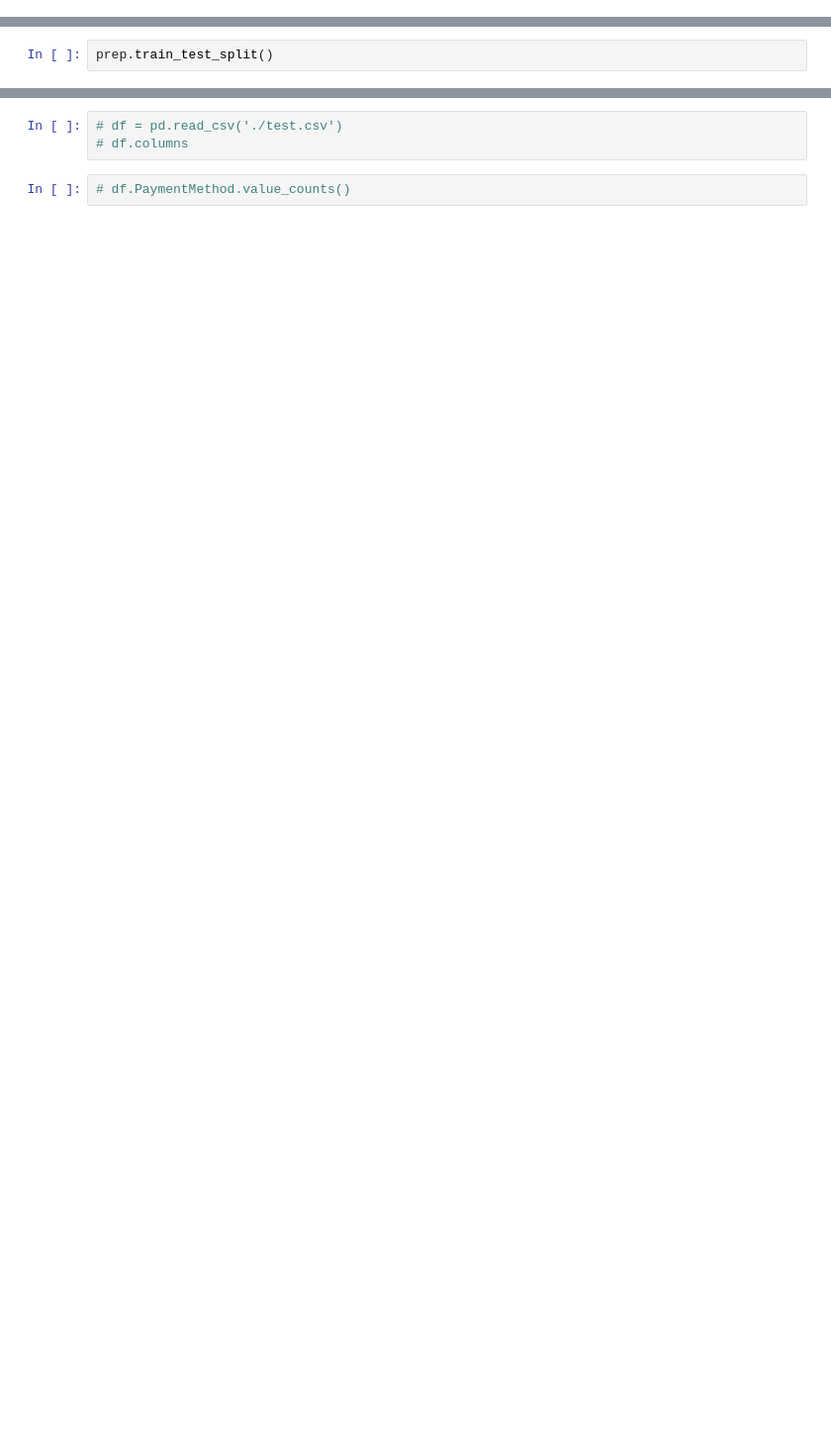
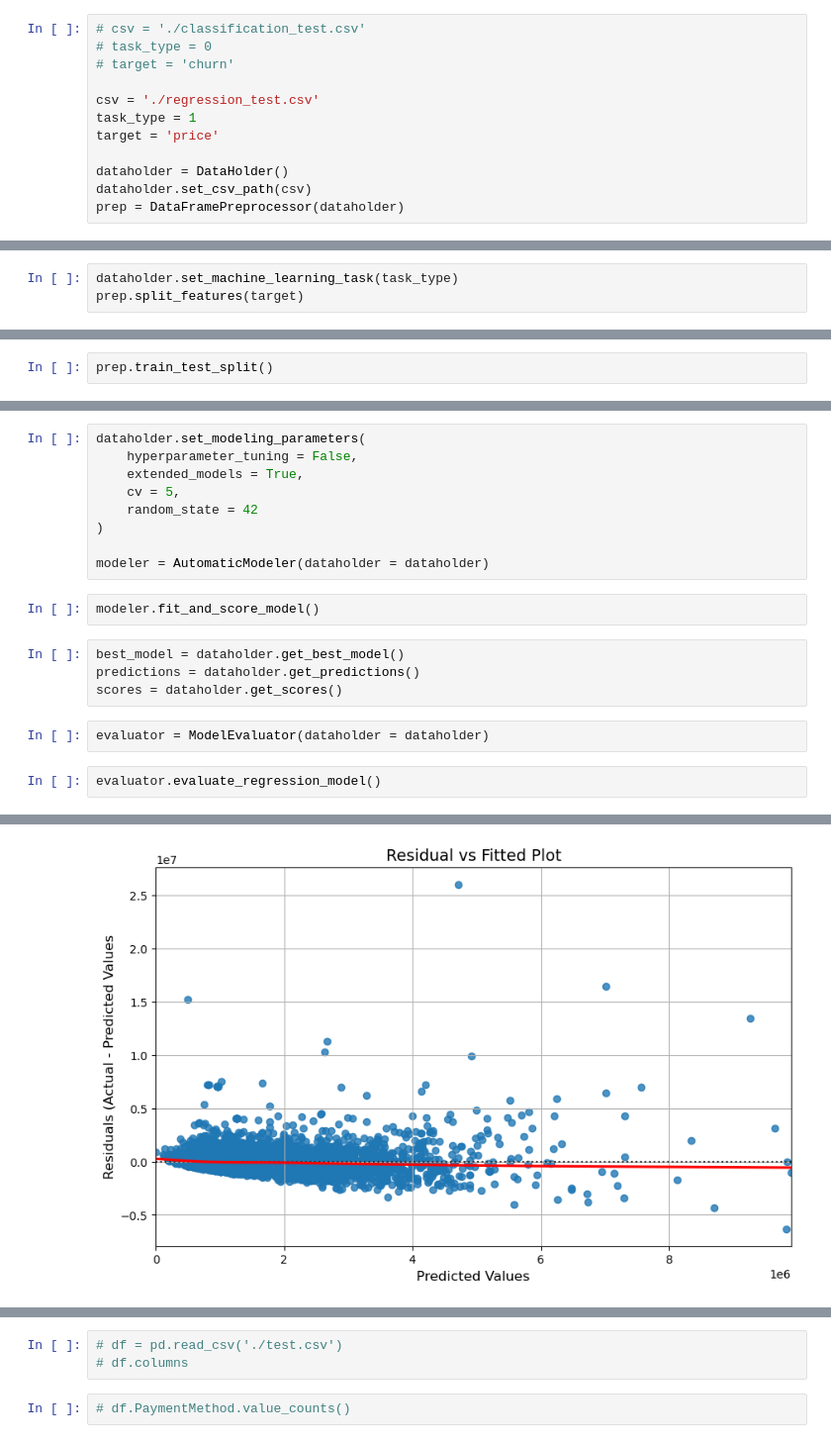
Before and after one commit to JoshuaGottlieb/TinyTroupeSimulation, a Jupyter notebook: src/deliverable-03/Automatic-Machine-Learner.ipynb, the cells around one changed output, grey strips where cells are left out. Shown at 99% size. Saved outputs shown, nothing was run; the diff lists cells and outputs as text; blank space fills up the shorter version.

Commit message:
Updated test notebook to test new modeling, evaluation, and dataholder classes.

```diff
--- a/src/deliverable-03/Automatic-Machine-Learner.ipynb
+++ b/src/deliverable-03/Automatic-Machine-Learner.ipynb
@@ -12,0 +8,12 @@ The current version cannot support date or time columns. These will be dropped a
+# %%
+# csv = './classification_test.csv'
+# task_type = 0
+# target = 'churn'
+
+csv = './regression_test.csv'
+task_type = 1
+target = 'price'
+
+dataholder = DataHolder()
+dataholder.set_csv_path(csv)
+prep = DataFramePreprocessor(dataholder)
@@ -40,0 +45,3 @@ prep.split_features('churn')
+# %%
+dataholder.set_machine_learning_task(task_type)
+prep.split_features(target)
@@ -180,0 +136,20 @@ partner
+# %%
+dataholder.set_modeling_parameters(
+    hyperparameter_tuning = False,
+    extended_models = True,
+    cv = 5,
+    random_state = 42
+)
+
+modeler = AutomaticModeler(dataholder = dataholder)
+# %%
+modeler.fit_and_score_model()
+# %%
+best_model = dataholder.get_best_model()
+predictions = dataholder.get_predictions()
+scores = dataholder.get_scores()
+# %%
+evaluator = ModelEvaluator(dataholder = dataholder)
+# %%
+evaluator.evaluate_regression_model()
+# %% [output]
@@ -180,0 +181 @@ partner
+[figure, added]
```
Also changed, not shown: parts of 25 cells of this notebook.
